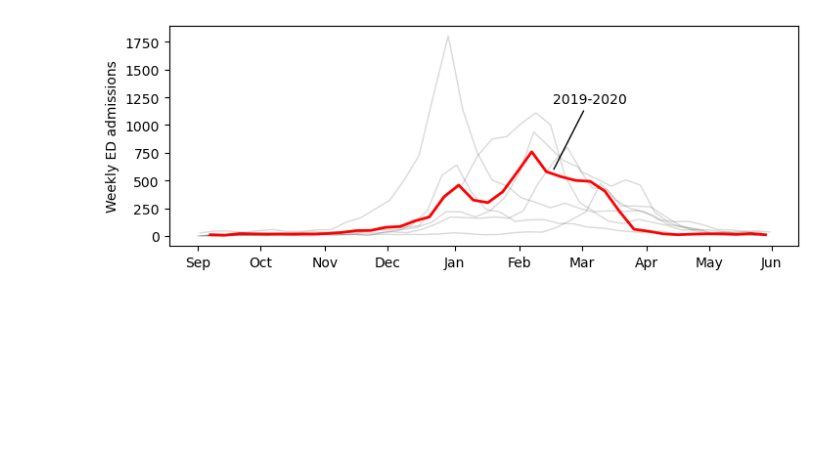
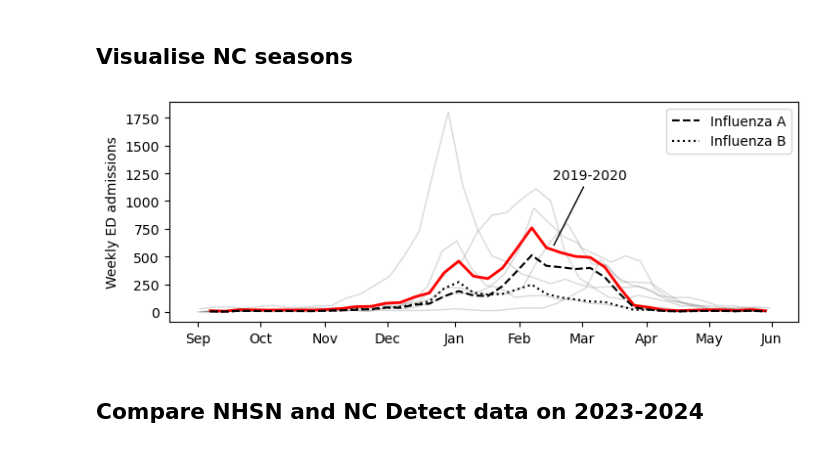
Before and after one commit to twallema/influenza-USA, a Jupyter notebook: scripts/NC_forecasts/manuscript/visualise_NC_data.ipynb, the cells around one changed output. Saved outputs shown, nothing was run; the diff lists cells and outputs as text; code cells hidden in the pictures; blank space fills up the shorter version.

```diff
--- a/scripts/NC_forecasts/manuscript/visualise_NC_data.ipynb
+++ b/scripts/NC_forecasts/manuscript/visualise_NC_data.ipynb
@@ -5,3 +6,5 @@ from influenza_USA.NC_forecasts.utils import get_NC_influenza_data
+# %% [markdown]
+## Visualise NC seasons
 # %%
 # settings
 start_visualisation_month = 9
@@ -14,7 +17,7 @@ month_ticks = [0, 30, 61, 91, 123, 154, 184, 215, 245, 275]  # Approx days since
 props = dict(boxstyle='round', facecolor='white', alpha=1)
 # %%
 # settings
-subtypes = False
+subtypes = True
 highlight = True
 highlight_season='2019-2020'
 annotation_locations = {
@@ -36,31 +39,33 @@ for season in seasons:
         # highlight flu season and annotate
         ax.plot((df.index - datetime(int(season[0:4]), start_visualisation_month, 1))/timedelta(days=1), df['H_inc'], color='red', linewidth=2)
         ax.annotate(
             highlight_season,
             xy = annotation_locations[highlight_season]['xy'], # Coordinates of the point to annotate
             xytext = annotation_locations[highlight_season]['xytext'], # Position of the text
             arrowprops=dict(arrowstyle='-') # Optional arrow properties
         )
         # plot subtypes
         if subtypes == True:
             ax.plot((df.index - datetime(int(season[0:4]), start_visualisation_month, 1))/timedelta(days=1), df['H_inc_A'], linestyle='--', color='black', label='Influenza A')
             ax.plot((df.index - datetime(int(season[0:4]), start_visualisation_month, 1))/timedelta(days=1), df['H_inc_B'], linestyle=':', color='black', label='Influenza B')
             ax.legend()
     else:
         if highlight == False:
             alpha=1
             # state
             ax.text(0.02, 0.95, 'North Carolina', transform=ax.transAxes, fontsize=10,
                     verticalalignment='top', bbox=dict(boxstyle='round', facecolor='white', alpha=1))
         else:
             alpha=0.15
         # plot total hospitalisations
         ax.plot((df.index - datetime(int(season[0:4]), start_visualisation_month, 1))/timedelta(days=1), df['H_inc'], color='black', alpha=alpha, linewidth=1)
 
 ax.set_ylabel('Weekly ED admissions')
 ax.set_xticks(month_ticks)  # Set tick positions
 ax.set_xticklabels(months)  # Set month labels
 plt.show()
 plt.close()
 # %% [output]
-[figure, old version]
+[figure, new version]
+# %% [markdown]
+## Compare NHSN and NC Detect data on 2023-2024
```
Also changed, not shown: parts of 3 cells of this notebook.
